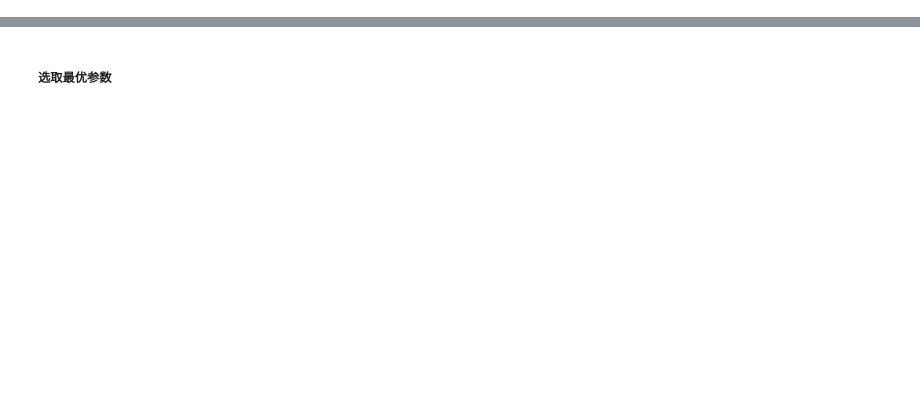
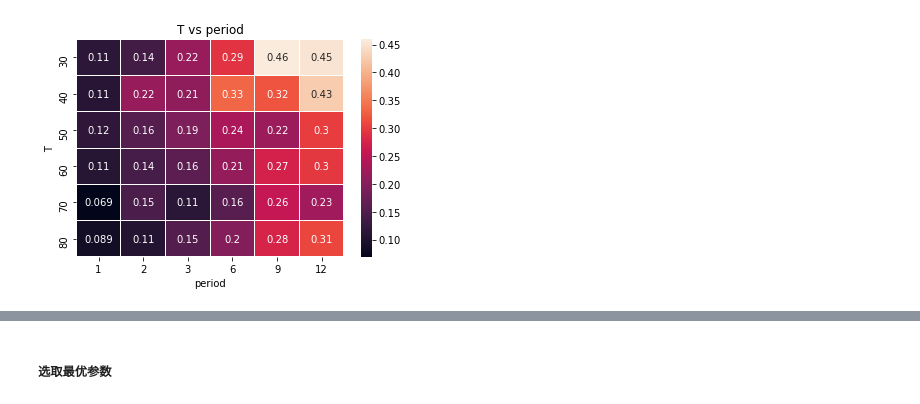
Before and after one commit to lca-123/GA_portfolio, a Jupyter notebook: code.ipynb, the cells around one changed output, grey strips where cells are left out. Drawn from its saved outputs; the diff is of its cells as text; code cells hidden in the pictures; blank space fills up the shorter version.

```diff
--- a/code.ipynb
+++ b/code.ipynb
@@ -9,0 +80,23 @@ del data['日期']
+# %%
+# T & period
+Ts = [30,40,50,60,70,80]
+Ps = [1,2,3,6,9,12]
+
+arrs=[]
+for T in Ts:
+    arr=[]
+    for period in Ps:
+        ps=Portfolio_Selection(data.values,t=T,period=period,money=2000,random_state=0)
+        ps.fit()
+        arr.append(ps.get_sharpe())
+    arrs.append(arr)
+result = pd.DataFrame(arrs,index=Ts,columns=Ps)
+# %%
+# 绘制热力图
+sns.heatmap(result,annot=True,linewidths=0.1)
+plt.xlabel('period')
+plt.ylabel('T')
+plt.title('T vs period')
+plt.savefig('figure/T&period.png',dpi=600)
+# %% [output]
+[figure, added]
```
Also changed, not shown: parts of 14 cells of this notebook, 12 other files.
